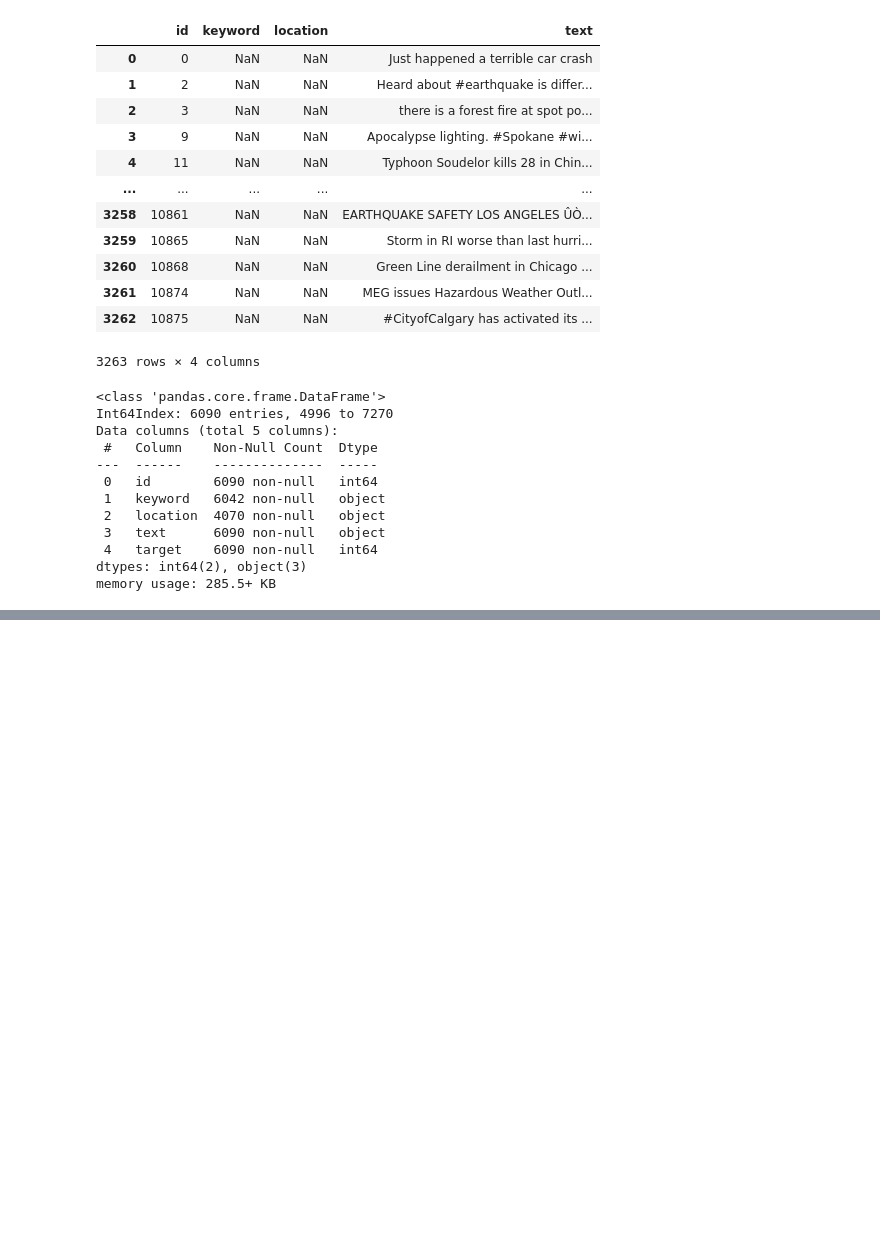
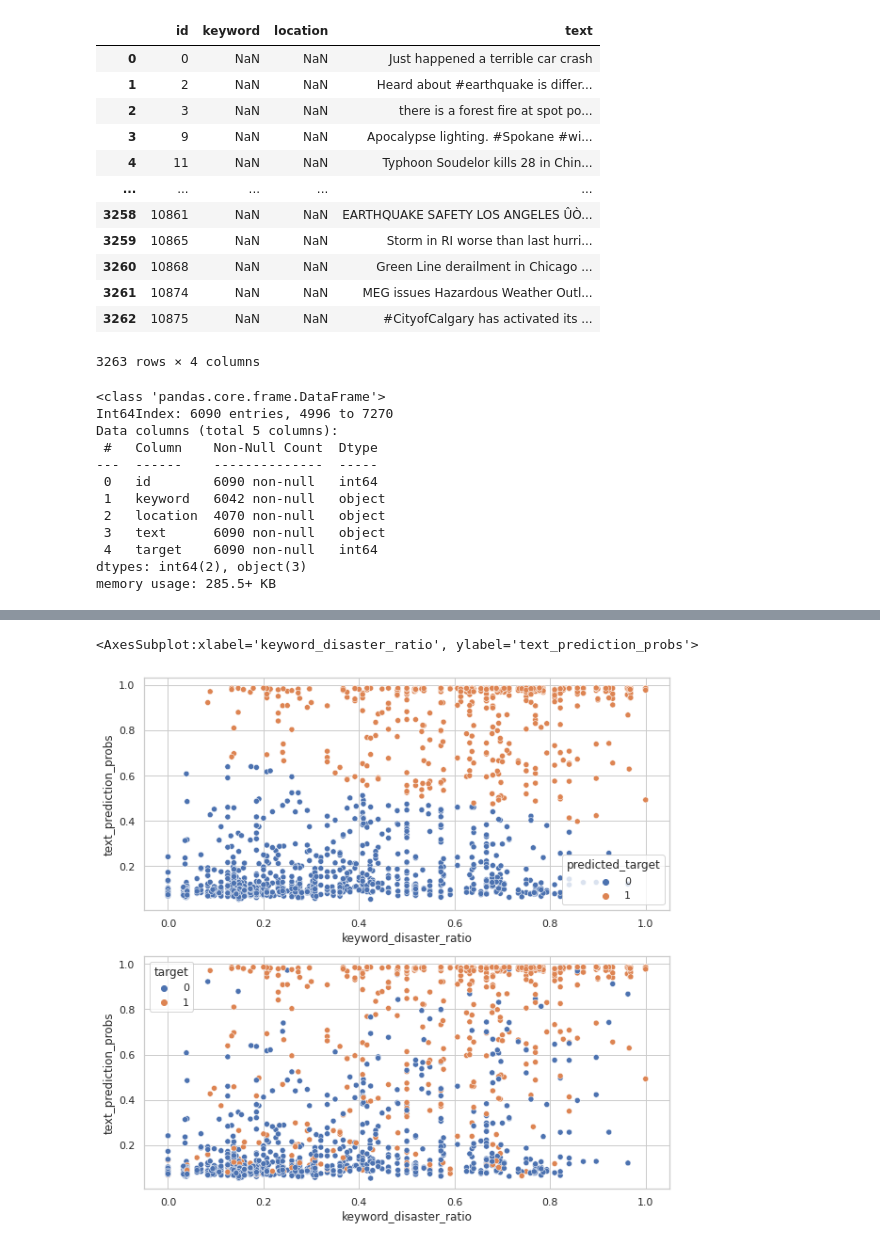
Before and after one commit to niggoo/nlp-disaster-tweets-classification, a Jupyter notebook: nlp-disaster-tweets-classification.ipynb, the cells around one changed output, grey strips where cells are left out. Cells and saved outputs as stored; diff of their text form; code cells hidden in the pictures; blank space fills up the shorter version.

```diff
--- a/nlp-disaster-tweets-classification.ipynb
+++ b/nlp-disaster-tweets-classification.ipynb
@@ -396,0 +610,5 @@ sample_submission.to_csv("submission.csv", index=False)
+# %%
+best_rf = hyperparameter_grid_search(evaluate_rf, {
+    "n_estimators": [10, 50, 70, 100,  200, 250, 300],
+    "max_depth": [None, 1, 2, 3, 4, 5],
+}, train_x, train_y, val_x, val_y)
@@ -396,0 +622,4 @@ sample_submission.to_csv("submission.csv", index=False)
+# %%
+best_knn = hyperparameter_grid_search(evaluate_knn, {
+    "n_neighbors": [1, 2, 3, 5, 6, 7, 8, 10, 50, 100, 200, 250, 300]
+}, train_x, train_y, val_x, val_y)
@@ -396,0 +631,9 @@ sample_submission.to_csv("submission.csv", index=False)
+# %%
+results = [best_svc, best_ada, best_knn, best_rf]
+results.sort(key=lambda d: d['val_acc'], reverse=True)
+
+print("Best 3 classifiers: ")
+for r in results[:3]:
+    print(f"Acc: {r['val_acc']:.3f}, {r['clf']}")
+
+best_overall = results[0]
@@ -396,0 +645,3 @@ sample_submission.to_csv("submission.csv", index=False)
+# %%
+val_df['predicted_target'] = best_overall['clf'].predict(val_x)
+val_df[["keyword_disaster_ratio", "text_prediction_probs", "predicted_target", "target"]].head(25)
@@ -396,0 +666,7 @@ sample_submission.to_csv("submission.csv", index=False)
+# %%
+fig, axs = plt.subplots(2, figsize=(10,10))
+sns.scatterplot(data=val_df, x="keyword_disaster_ratio", y="text_prediction_probs", hue="predicted_target",ax=axs[0])
+sns.scatterplot(data=val_df, x="keyword_disaster_ratio", y="text_prediction_probs", hue="target",ax=axs[1])
+# %% [output]
+<AxesSubplot:xlabel='keyword_disaster_ratio', ylabel='text_prediction_probs'>
+[figure, added]
```
Also changed, not shown: parts of 59 cells of this notebook, 1 other file.
